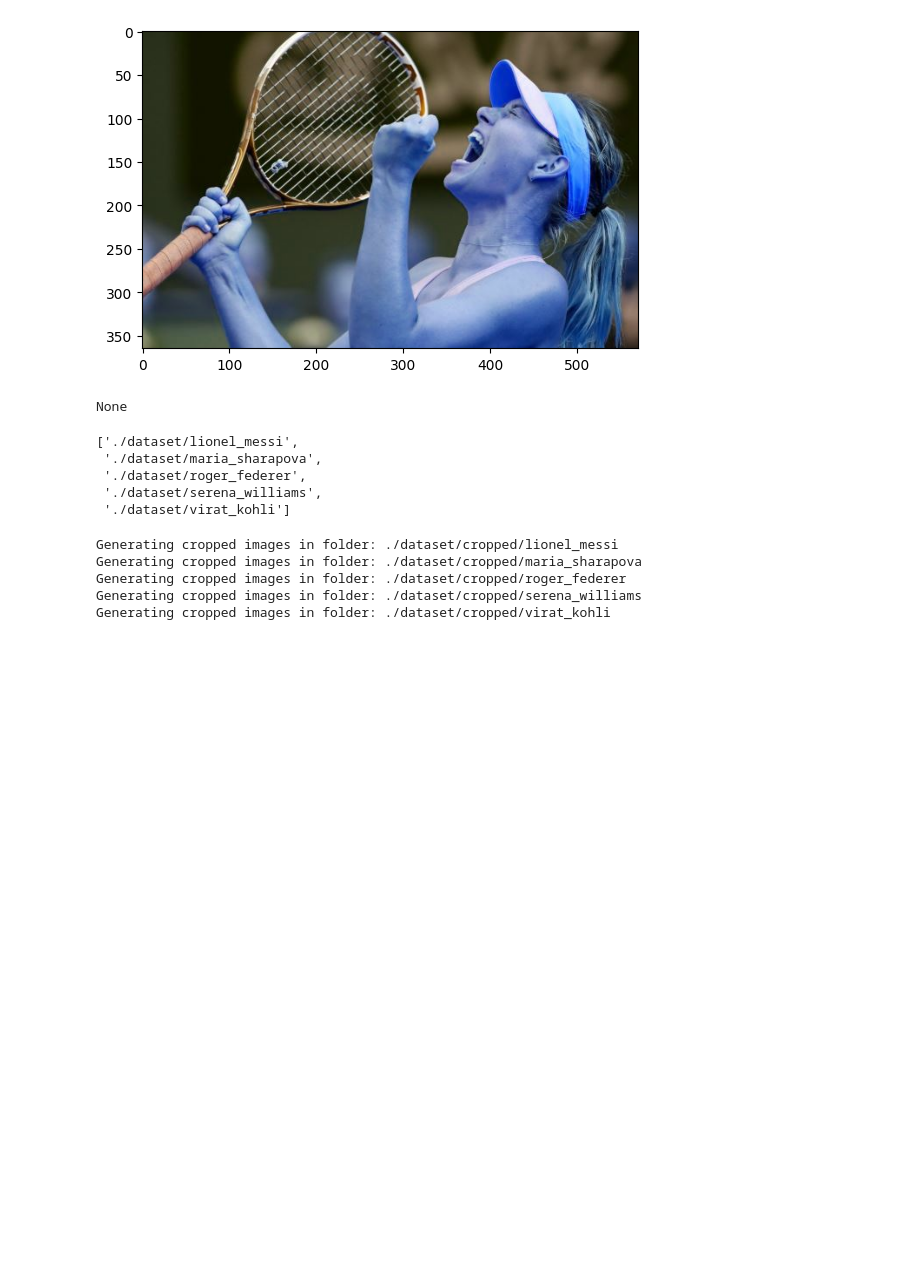
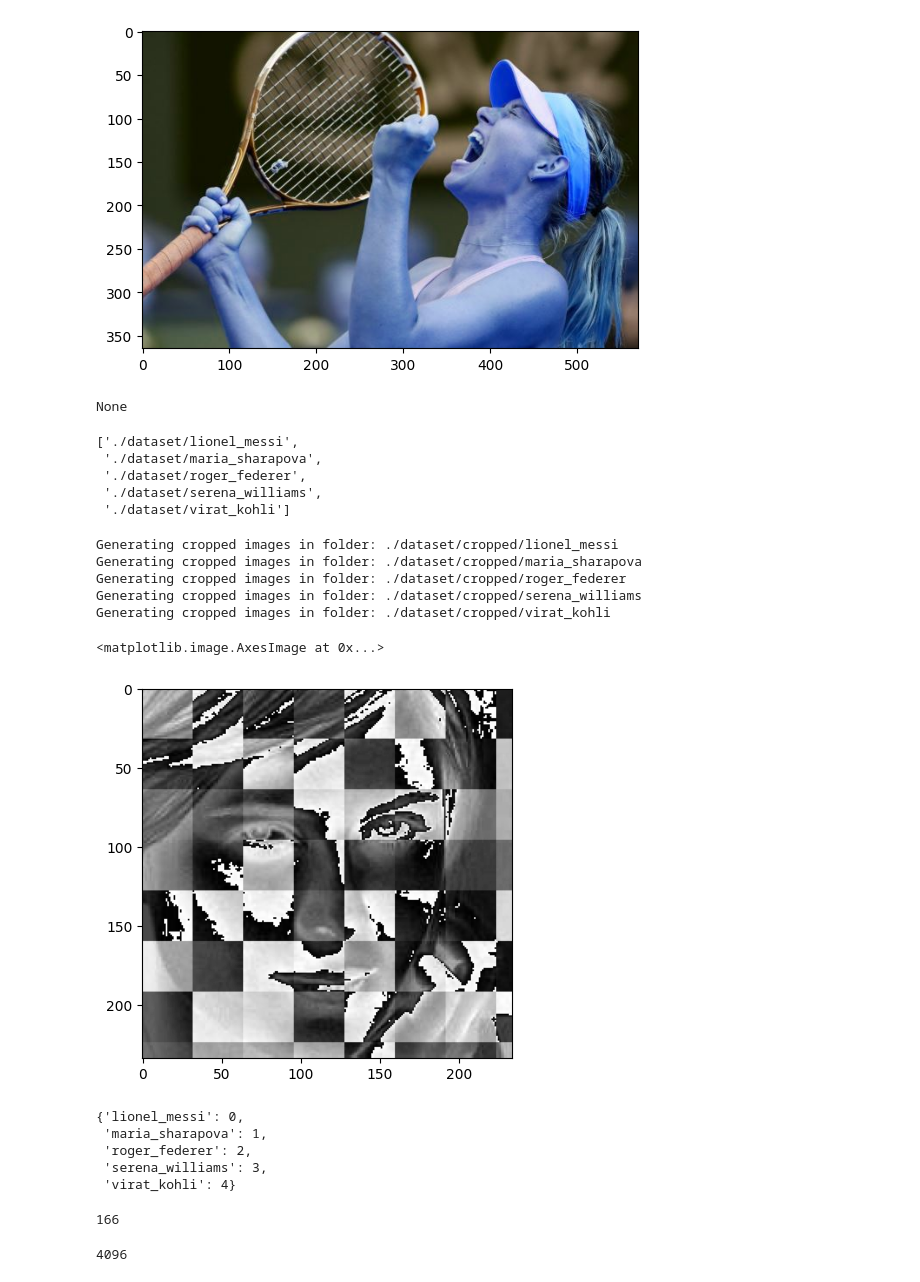
Before and after one commit to kamrul-pu/machine-learning, a Jupyter notebook: 5_projects/image_classification/model/face_recogination.ipynb, the cells around one changed output. Cells and saved outputs as stored; diff of their text form; code cells hidden in the pictures; blank space fills up the shorter version.

Commit message:
feature engineering extracted image features

```diff
--- a/5_projects/image_classification/model/face_recogination.ipynb
+++ b/5_projects/image_classification/model/face_recogination.ipynb
@@ -210,3 +210,53 @@ Generating cropped images in folder: ./dataset/cropped/maria_sharapova
 Generating cropped images in folder: ./dataset/cropped/roger_federer
 Generating cropped images in folder: ./dataset/cropped/serena_williams
 Generating cropped images in folder: ./dataset/cropped/virat_kohli
+# %%
+# Feature Engineering - wavelet transformation
+import numpy as np
+import pywt
+import cv2
+
+def w2d(img, mode="haar", level=1):
+    # Convert input image to an array (assuming the image is in RGB format)
+    im_array = img
+
+    # Convert the RGB image to grayscale
+    im_array = cv2.cvtColor(im_array, cv2.COLOR_RGB2GRAY)
+
+    # Convert the grayscale image to float datatype
+    im_array = np.float32(im_array)
+
+    # Perform wavelet decomposition on the image array
+    coeffs = pywt.wavedec2(im_array, mode, level=level)
+
+    # Process the coefficients
+    coeffs_H = list(coeffs)  # Convert coefficients tuple to a list
+    coeffs_H[0] *= 255  # Amplify the approximation coefficients (low-frequency component)
+
+    # Perform wavelet reconstruction using the processed coefficients
+    im_array_H = pywt.waverec2(coeffs_H, mode)
+
+    # Scale the reconstructed image array to the uint8 datatype (0-255 range)
+    im_array_H *= 255
+    im_array_H = np.uint8(im_array_H)
+
+    return im_array_H
+# %%
+im_har = w2d(cropped_image, "db1", 5)
+plt.imshow(im_har, cmap="gray")
+# %% [output]
+<matplotlib.image.AxesImage at 0x...>
+[figure, added]
+# %%
+class_dict = {}
+count = 0
+for celebrity_name in celebrity_file_names_dict.keys():
+    class_dict[celebrity_name] = count
+    count+=1
+class_dict
+# %% [output]
+{'lionel_messi': 0,
+ 'maria_sharapova': 1,
+ 'roger_federer': 2,
+ 'serena_williams': 3,
+ 'virat_kohli': 4}
@@ -212,0 +278,8 @@ Generating cropped images in folder: ./dataset/cropped/virat_kohli
+# %%
+len(x)
+# %% [output]
+166
+# %%
+len(x[0])
+# %% [output]
+4096
```
Also changed, not shown: parts of 3 cells of this notebook, 4 other files.
